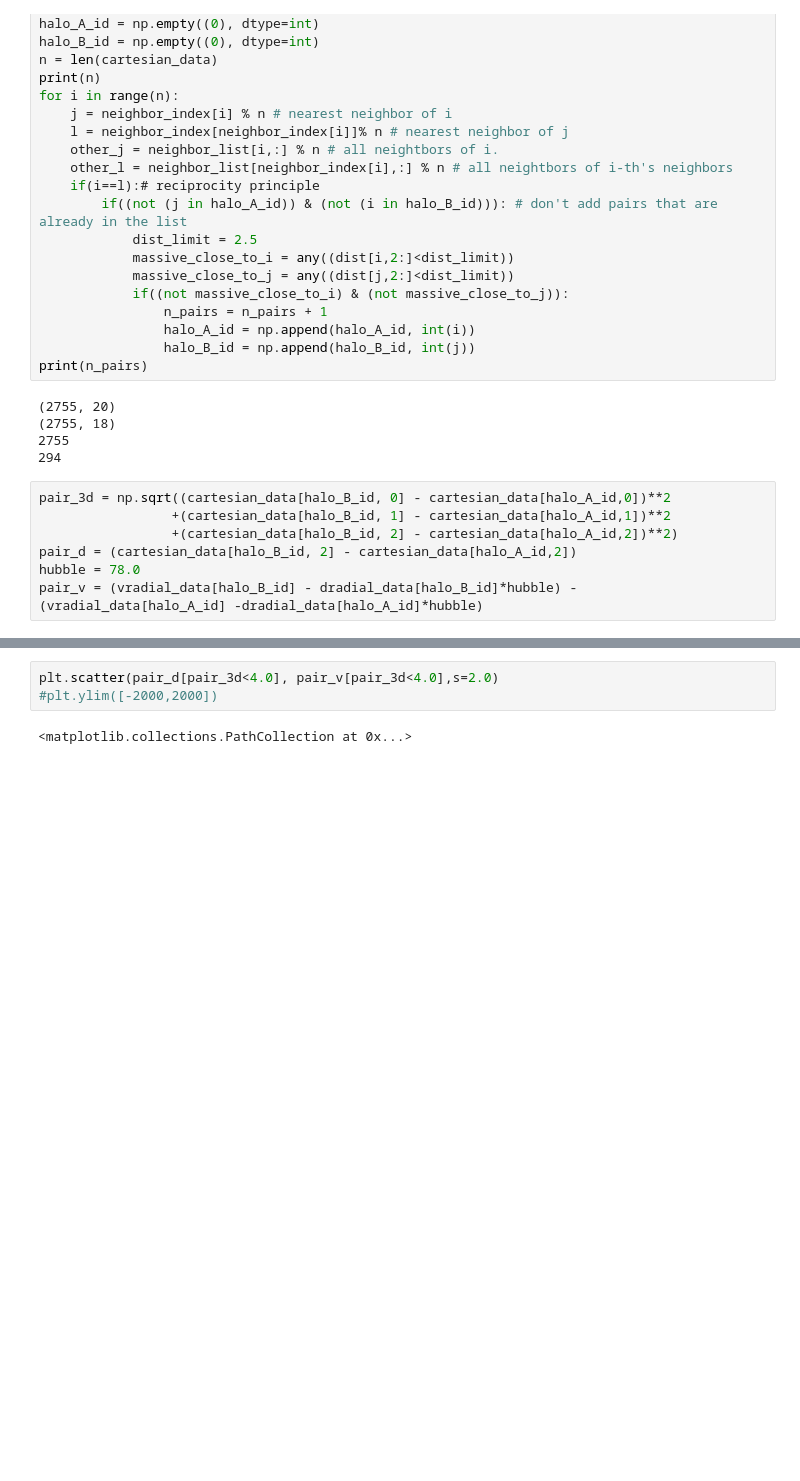
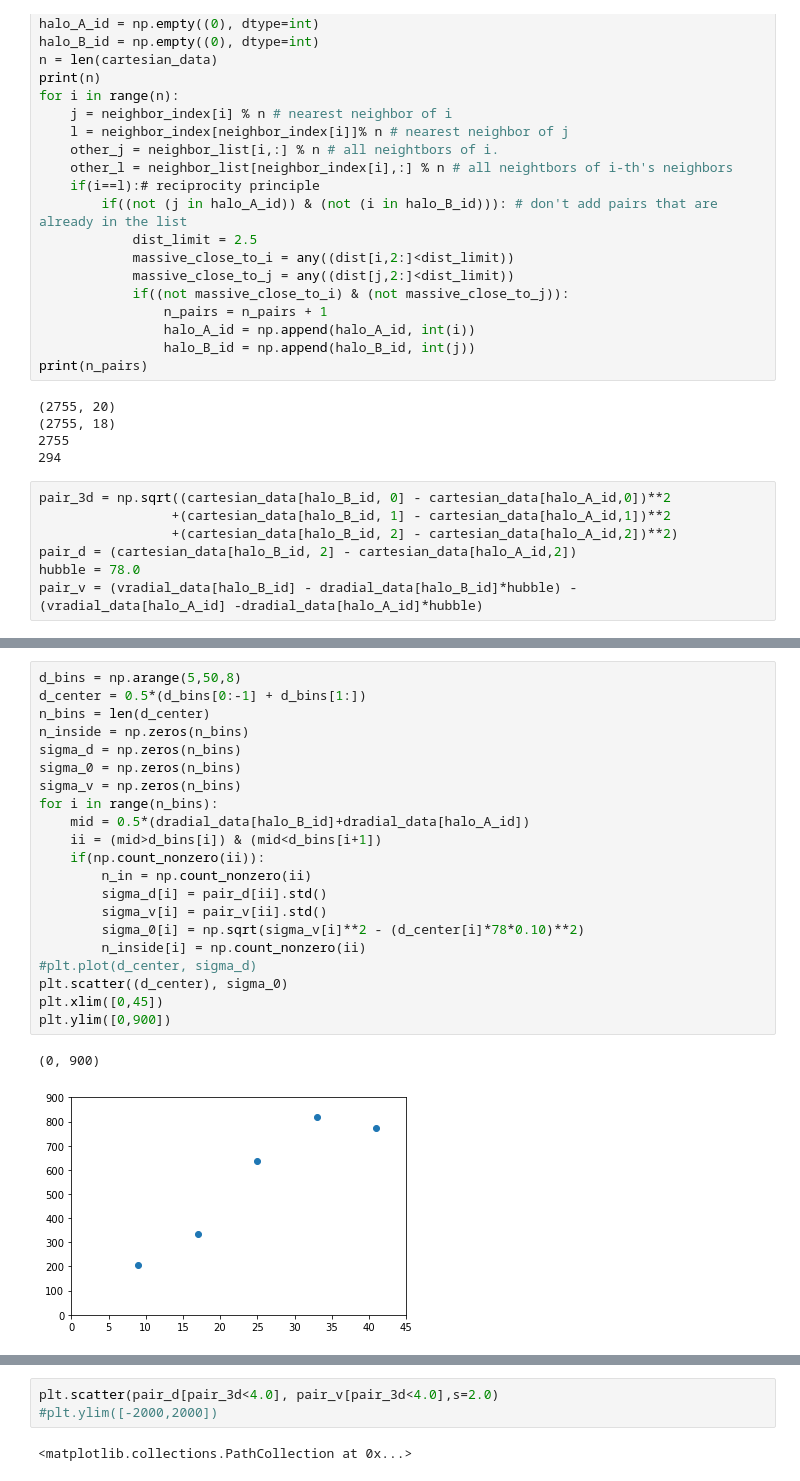
Before and after one commit to forero/LGModGrav, a Jupyter notebook: code/cosmic_flows.ipynb, the cells around one changed output, grey strips where cells are left out. Cells and saved outputs as stored; diff of their text form; blank space fills up the shorter version.

```diff
--- a/code/cosmic_flows.ipynb
+++ b/code/cosmic_flows.ipynb
@@ -132,0 +143,24 @@ pair_v = (vradial_data[halo_B_id] - dradial_data[halo_B_id]*hubble) - (vradial_d
+# %%
+d_bins = np.arange(5,50,8)
+d_center = 0.5*(d_bins[0:-1] + d_bins[1:])
+n_bins = len(d_center)
+n_inside = np.zeros(n_bins)
+sigma_d = np.zeros(n_bins)
+sigma_0 = np.zeros(n_bins)
+sigma_v = np.zeros(n_bins)
+for i in range(n_bins):
+    mid = 0.5*(dradial_data[halo_B_id]+dradial_data[halo_A_id])
+    ii = (mid>d_bins[i]) & (mid<d_bins[i+1])
+    if(np.count_nonzero(ii)):
+        n_in = np.count_nonzero(ii)
+        sigma_d[i] = pair_d[ii].std()
+        sigma_v[i] = pair_v[ii].std()
+        sigma_0[i] = np.sqrt(sigma_v[i]**2 - (d_center[i]*78*0.10)**2)
+        n_inside[i] = np.count_nonzero(ii)
+#plt.plot(d_center, sigma_d)
+plt.scatter((d_center), sigma_0)
+plt.xlim([0,45])
+plt.ylim([0,900])
+# %% [output]
+(0, 900)
+[figure, added]
```
Also changed, not shown: parts of 5 cells of this notebook, 1 other file.
